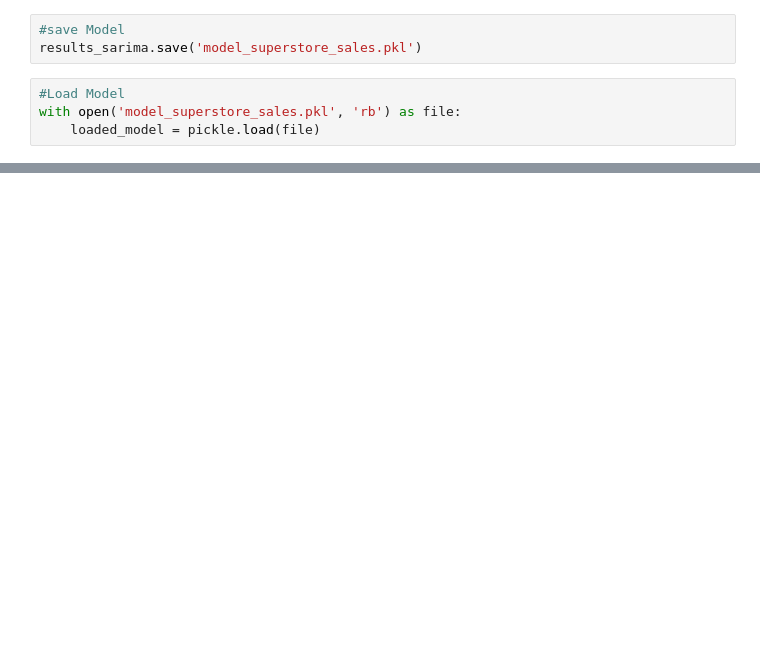
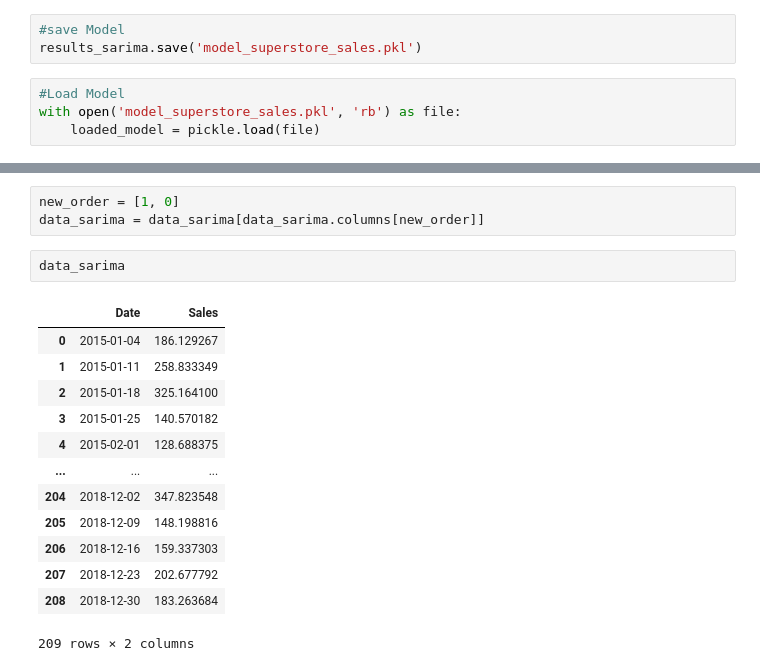
Before and after one commit to sauravjoshi23/Time-Series-Forecasting, a Jupyter notebook: Timeseries_Superstore_Sales_prediction.ipynb, the cells around one changed output, grey strips where cells are left out. Drawn from its saved outputs; the diff is of its cells as text; blank space fills up the shorter version.

```diff
--- a/Timeseries_Superstore_Sales_prediction.ipynb
+++ b/Timeseries_Superstore_Sales_prediction.ipynb
@@ -400,0 +445,19 @@ with open('model_superstore_sales.pkl', 'rb') as file:
+# %%
+new_order = [1, 0]
+data_sarima = data_sarima[data_sarima.columns[new_order]]
+# %%
+data_sarima
+# %% [output]
+|  | Date | Sales |
+| 0 | 2015-01-04 | 186.129267 |
+| 1 | 2015-01-11 | 258.833349 |
+| 2 | 2015-01-18 | 325.164100 |
+| 3 | 2015-01-25 | 140.570182 |
+| 4 | 2015-02-01 | 128.688375 |
+| ... | ... | ... |
+| 204 | 2018-12-02 | 347.823548 |
+| 205 | 2018-12-09 | 148.198816 |
+| 206 | 2018-12-16 | 159.337303 |
+| 207 | 2018-12-23 | 202.677792 |
+| 208 | 2018-12-30 | 183.263684 |
+209 rows × 2 columns
```
Also changed, not shown: parts of 9 cells of this notebook, 22 other files.
